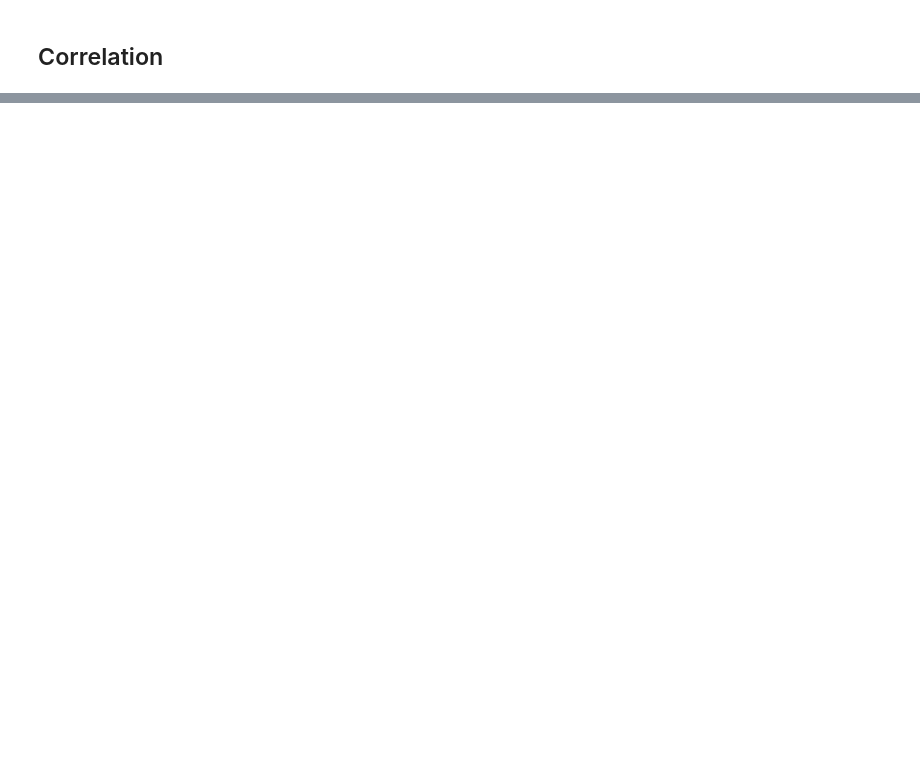
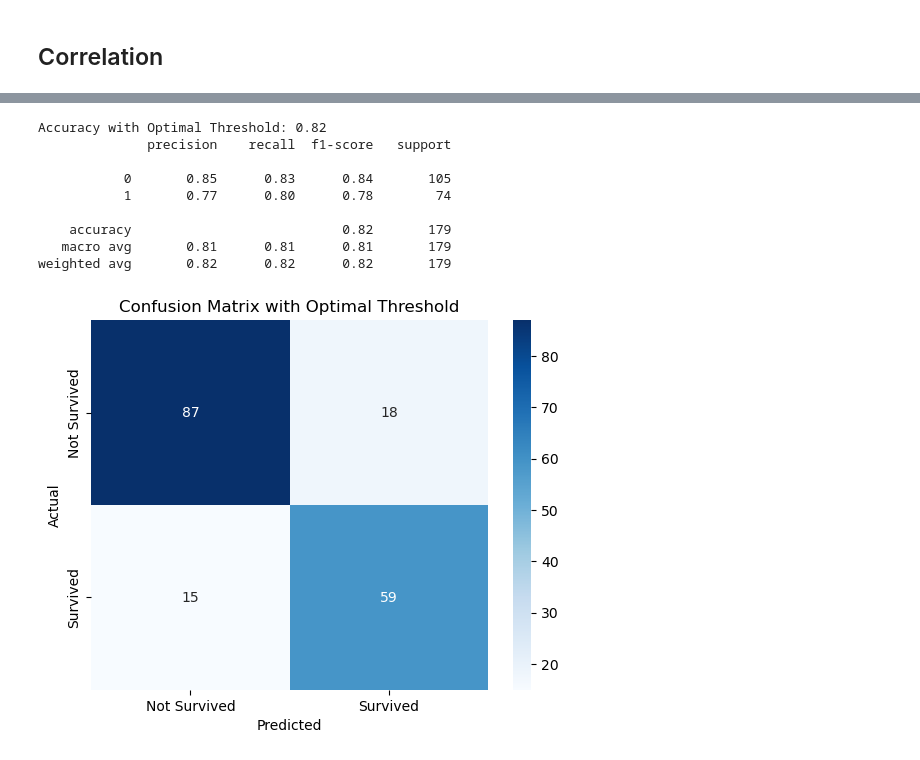
Before and after one commit to Hari-Potter03/Titanic-EDA-Classification, a Jupyter notebook: notebooks/modeling.ipynb, the cells around one changed output, grey strips where cells are left out. Saved outputs shown, nothing was run; the diff lists cells and outputs as text; code cells hidden in the pictures; blank space fills up the shorter version.

```diff
--- a/notebooks/modeling.ipynb
+++ b/notebooks/modeling.ipynb
@@ -194,0 +292,23 @@ model_df.corr().style.background_gradient(cmap='coolwarm', axis=None).format(pre
+# %%
+# Logistic Regression w/ Optimal Threshold
+y_pred_optimal = (y_prob >= best_thresh).astype(int)
+accuracy_optimal = accuracy_score(y_test, y_pred_optimal)
+print(f"Accuracy with Optimal Threshold: {accuracy_optimal:.2f}")
+print(classification_report(y_test, y_pred_optimal))
+confusion_optimal = confusion_matrix(y_test, y_pred_optimal)
+sns.heatmap(confusion_optimal, annot=True, fmt='d', cmap='Blues', xticklabels=['Not Survived', 'Survived'], yticklabels=['Not Survived', 'Survived'])
+plt.xlabel('Predicted')
+plt.ylabel('Actual')
+plt.title('Confusion Matrix with Optimal Threshold')
+plt.show()
+# %% [output]
+Accuracy with Optimal Threshold: 0.82
+              precision    recall  f1-score   support
+
+           0       0.85      0.83      0.84       105
+           1       0.77      0.80      0.78        74
+
+    accuracy                           0.82       179
+   macro avg       0.81      0.81      0.81       179
+weighted avg       0.82      0.82      0.82       179
+[figure, added]
```
Also changed, not shown: parts of 36 cells of this notebook.
